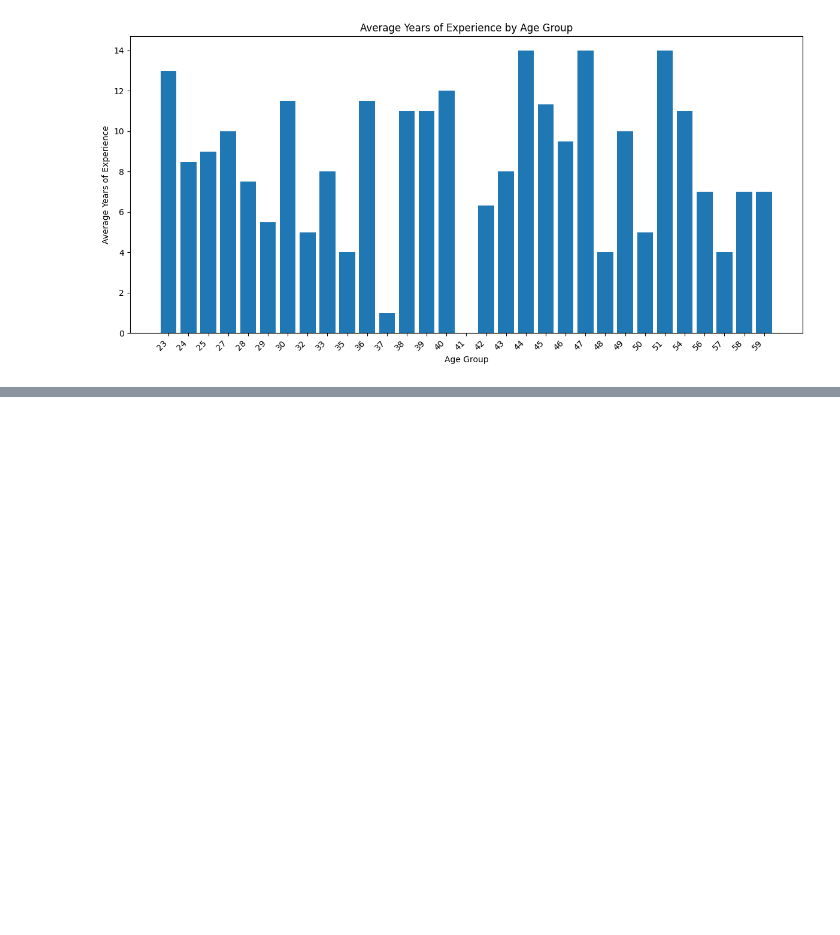
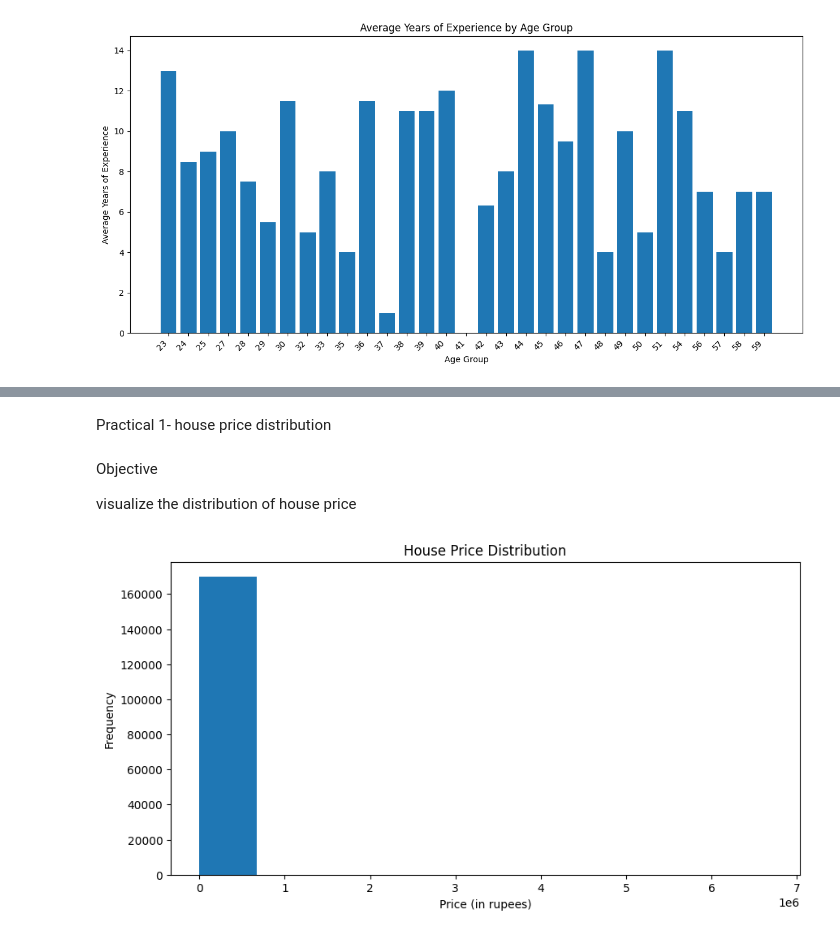
Before and after one commit to snehasingh979/Data-science-with-AI, a Jupyter notebook: Untitled3_Matpotlib.ipynb, the cells around one changed output, grey strips where cells are left out. Cells and saved outputs as stored; diff of their text form; code cells hidden in the pictures; blank space fills up the shorter version.

```diff
--- a/Untitled3_Matpotlib.ipynb
+++ b/Untitled3_Matpotlib.ipynb
@@ -268,0 +380,19 @@ plt.show()
+# %% [markdown]
+Practical 1- house price distribution
+# %% [markdown]
+Objective
+
+visualize the distribution of house price
+# %%
+import pandas as pd
+import matplotlib.pyplot as plt
+
+df = pd.read_csv("/content/house_prices.csv")
+plt.figure(figsize=(10,5))
+plt.hist(df["Price (in rupees)"])
+plt.title("House Price Distribution")
+plt.xlabel("Price (in rupees)")
+plt.ylabel("Frequency")
+plt.show()
+# %% [output]
+[figure, added]
```
Also changed, not shown: parts of 15 cells of this notebook.
